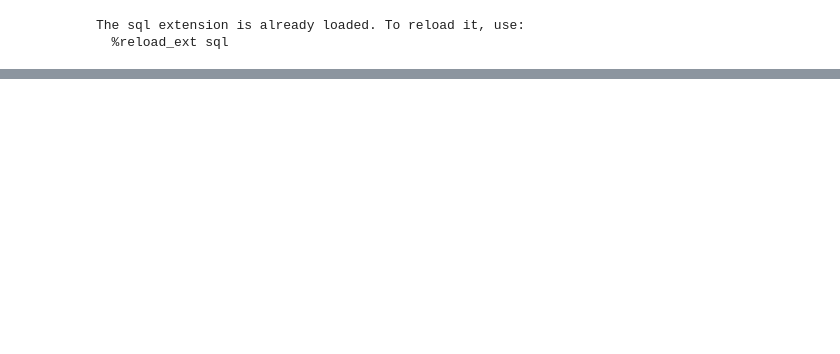
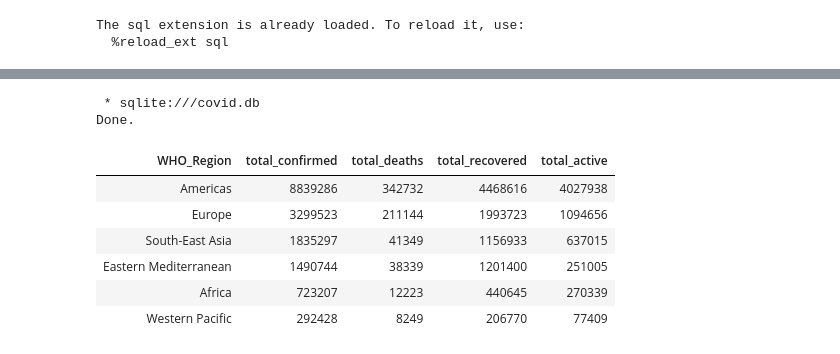
Before and after one commit to willrun808/Projects, a Jupyter notebook: COVID19.ipynb, the cells around one changed output, grey strips where cells are left out. Saved outputs shown, nothing was run; the diff lists cells and outputs as text; code cells hidden in the pictures; blank space fills up the shorter version.

```diff
--- a/COVID19.ipynb
+++ b/COVID19.ipynb
@@ -166,0 +255,26 @@ Done.
+# %%
+%%sql
+select
+    WHO_Region,
+    sum(Confirmed) as total_confirmed,
+    sum(Deaths) as total_deaths,
+    sum(Recovered) as total_recovered,
+    sum(Active) as total_active
+from covid
+where
+    date = '2020-07-27 00:00:00'
+group by
+    WHO_Region
+order by
+    total_confirmed desc,
+    total_deaths desc;
+# %% [output]
+ * sqlite:///covid.db
+Done.
+| WHO_Region | total_confirmed | total_deaths | total_recovered | total_active |
+| Americas | 8839286 | 342732 | 4468616 | 4027938 |
+| Europe | 3299523 | 211144 | 1993723 | 1094656 |
+| South-East Asia | 1835297 | 41349 | 1156933 | 637015 |
+| Eastern Mediterranean | 1490744 | 38339 | 1201400 | 251005 |
+| Africa | 723207 | 12223 | 440645 | 270339 |
+| Western Pacific | 292428 | 8249 | 206770 | 77409 |
```
Also changed, not shown: parts of 25 cells of this notebook, 1 other file.
